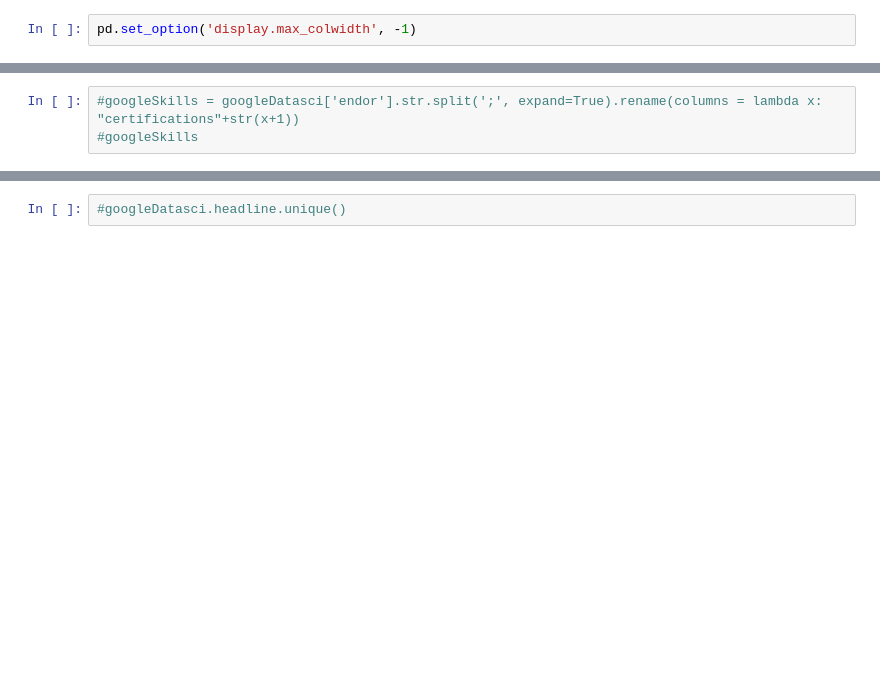
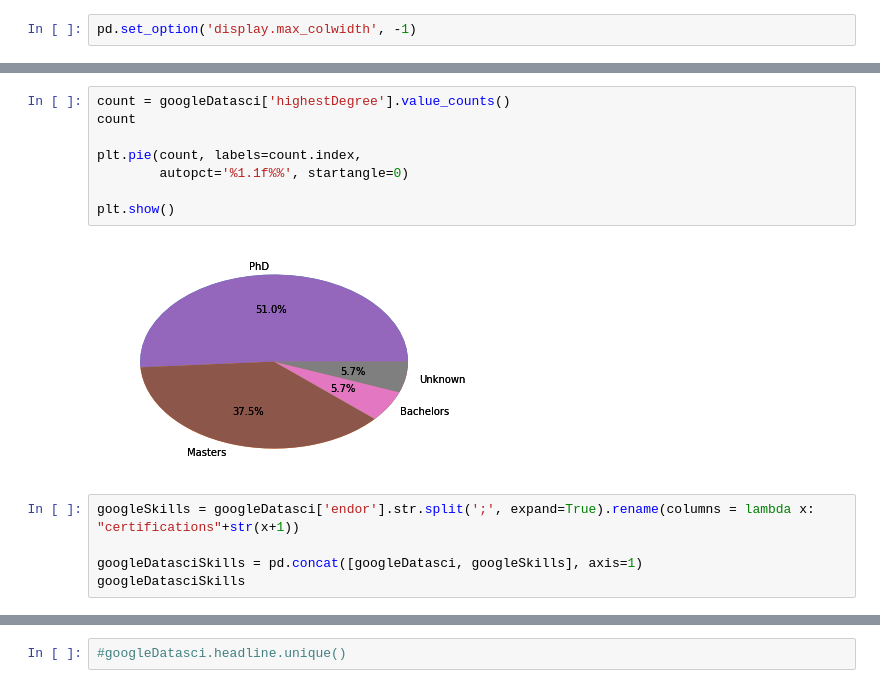
Before and after one commit to mbriones/LinkedinDiversity, a Jupyter notebook: Linkedinsights.ipynb, the cells around one changed output, grey strips where cells are left out. Saved outputs shown, nothing was run; the diff lists cells and outputs as text; blank space fills up the shorter version.

```diff
--- a/Linkedinsights.ipynb
+++ b/Linkedinsights.ipynb
@@ -93,7 +95,19 @@ googleDatasci
 | 355 | Zhuo Z. | Neural Networks for Machine Learning | NaN | Google | Advanced Statistical Computing; D... | { University of Southern Californ... | Statistics; R; Biostatistics | Ph.D. in Biostatistics | China National Scholarship; Award... | ... |
 | 356 | Zynab Ali | NaN | Indian Institute of Astrophysics,... | Google | NaN | { University of Leeds degree: MS ... | Agile Methodologies; Quality Assu... | Data driven product management | NaN | ... |
 192 rows × 20 columns
+# %%
+count = googleDatasci['highestDegree'].value_counts()
+count
+
+plt.pie(count, labels=count.index,
+        autopct='%1.1f%%', startangle=0)
+
+plt.show()
+# %% [output]
+[figure, added]
 # %%
-#googleSkills = googleDatasci['endor'].str.split(';', expand=True).rename(columns = lambda x: "certifications"+str(x+1))
-#googleSkills
+googleSkills = googleDatasci['endor'].str.split(';', expand=True).rename(columns = lambda x: "certifications"+str(x+1))
+
+googleDatasciSkills = pd.concat([googleDatasci, googleSkills], axis=1)
+googleDatasciSkills
 # %%
```
Also changed, not shown: parts of 4 cells of this notebook.
